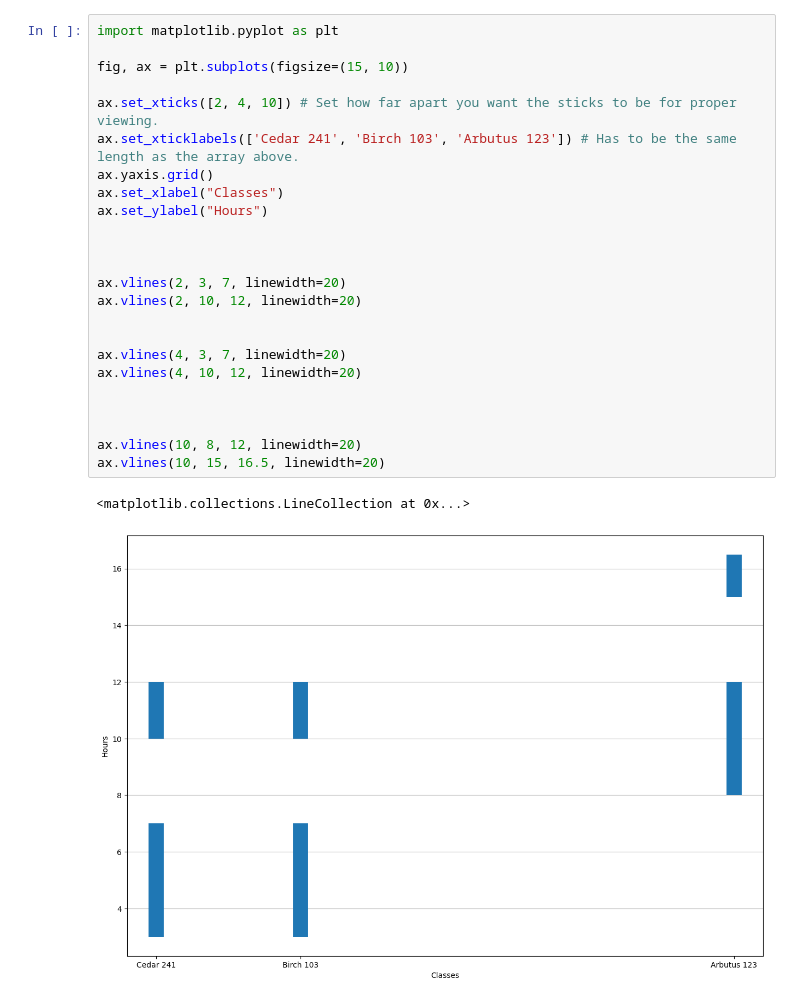
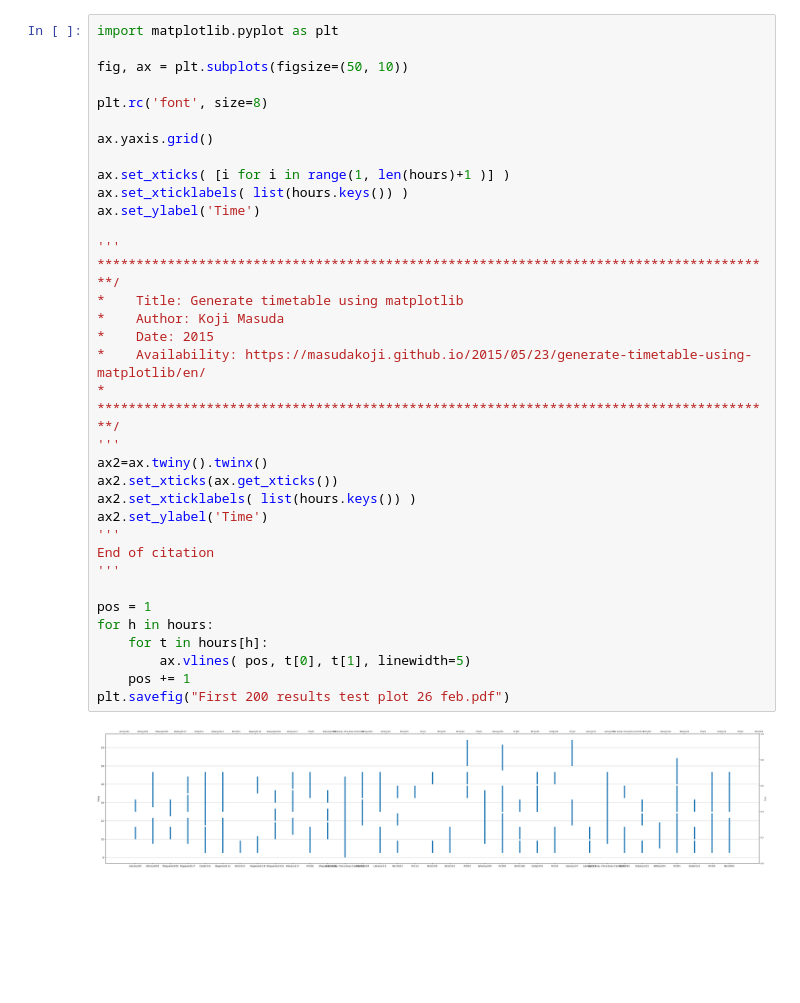
Before and after one commit to CounterCookie/capu-room-finder, a Jupyter notebook: cap_classes.ipynb, the cells around one changed output. Saved outputs shown, nothing was run; the diff lists cells and outputs as text; blank space fills up the shorter version.

Commit message:
Rough plot draw for the first 200 results/classes. PDF of the results included.

```diff
--- a/cap_classes.ipynb
+++ b/cap_classes.ipynb
@@ -79,27 +129,38 @@ roomData = roomSearch(data)
 # %%
 import matplotlib.pyplot as plt
 
-fig, ax = plt.subplots(figsize=(15, 10))
+fig, ax = plt.subplots(figsize=(50, 10))
 
-ax.set_xticks([2, 4, 10]) # Set how far apart you want the sticks to be for proper viewing.
-ax.set_xticklabels(['Cedar 241', 'Birch 103', 'Arbutus 123']) # Has to be the same length as the array above.
+plt.rc('font', size=8)
+
 ax.yaxis.grid()
-ax.set_xlabel("Classes")
-ax.set_ylabel("Hours")
 
+ax.set_xticks( [i for i in range(1, len(hours)+1 )] )
+ax.set_xticklabels( list(hours.keys()) )
+ax.set_ylabel('Time')
 
+'''
+***************************************************************************************/
+*    Title: Generate timetable using matplotlib
+*    Author: Koji Masuda
+*    Date: 2015
+*    Availability: https://masudakoji.github.io/2015/05/23/generate-timetable-using-matplotlib/en/
+*
+***************************************************************************************/
+'''
+ax2=ax.twiny().twinx()
+ax2.set_xticks(ax.get_xticks())
+ax2.set_xticklabels( list(hours.keys()) )
+ax2.set_ylabel('Time')
+'''
+End of citation
+'''
 
-ax.vlines(2, 3, 7, linewidth=20)
-ax.vlines(2, 10, 12, linewidth=20)
-
-
-ax.vlines(4, 3, 7, linewidth=20)
-ax.vlines(4, 10, 12, linewidth=20)
-
-
-
-ax.vlines(10, 8, 12, linewidth=20)
-ax.vlines(10, 15, 16.5, linewidth=20)
+pos = 1
+for h in hours:
+    for t in hours[h]:
+        ax.vlines( pos, t[0], t[1], linewidth=5)
+    pos += 1
+plt.savefig("First 200 results test plot 26 feb.pdf")
 # %% [output]
-<matplotlib.collections.LineCollection at 0x...>
-[figure, old version]
+[figure, new version]
```
Also changed, not shown: parts of 1 cell of this notebook, 1 other file.
